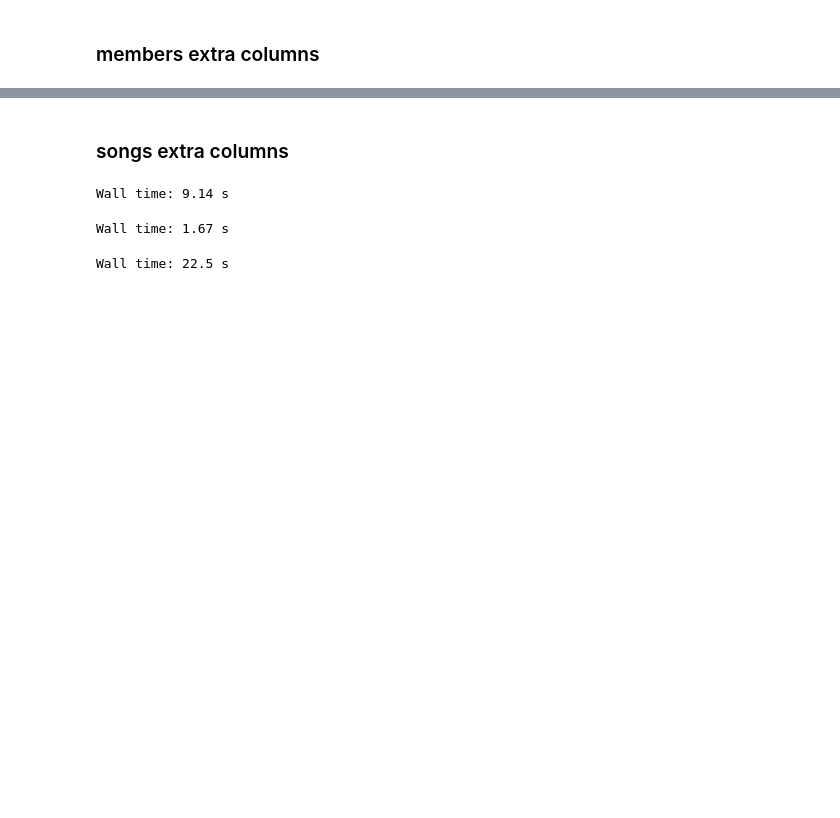
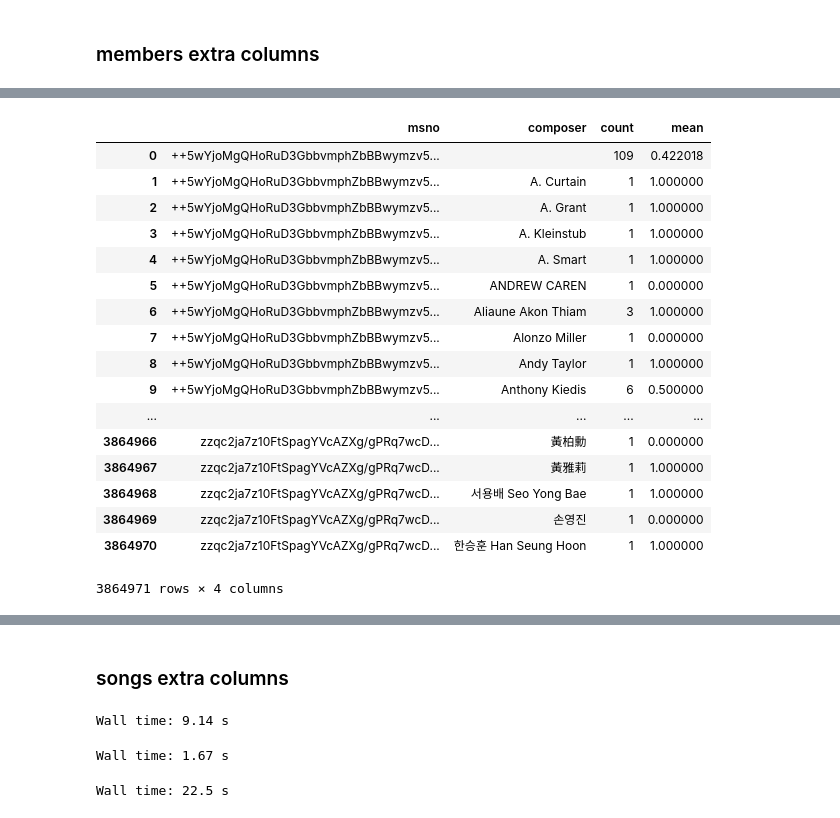
Before and after one commit to CloudMile/ml-specialized, a Jupyter notebook: kkbox/kkbox.ipynb, the cells around one changed output, grey strips where cells are left out. Saved outputs shown, nothing was run; the diff lists cells and outputs as text; code cells hidden in the pictures; blank space fills up the shorter version.

```diff
--- a/kkbox/kkbox.ipynb
+++ b/kkbox/kkbox.ipynb
@@ -397,0 +346,22 @@ Length: 23183, dtype: object
+# %%
+xx = x.groupby(['msno', 'composer']).target.agg(['count', 'mean']).reset_index()
+xx
+# %% [output]
+|  | msno | composer | count | mean |
+| 0 | ++5wYjoMgQHoRuD3GbbvmphZbBBwymzv5... |  | 109 | 0.422018 |
+| 1 | ++5wYjoMgQHoRuD3GbbvmphZbBBwymzv5... | A. Curtain | 1 | 1.000000 |
+| 2 | ++5wYjoMgQHoRuD3GbbvmphZbBBwymzv5... | A. Grant | 1 | 1.000000 |
+| 3 | ++5wYjoMgQHoRuD3GbbvmphZbBBwymzv5... | A. Kleinstub | 1 | 1.000000 |
+| 4 | ++5wYjoMgQHoRuD3GbbvmphZbBBwymzv5... | A. Smart | 1 | 1.000000 |
+| 5 | ++5wYjoMgQHoRuD3GbbvmphZbBBwymzv5... | ANDREW CAREN | 1 | 0.000000 |
+| 6 | ++5wYjoMgQHoRuD3GbbvmphZbBBwymzv5... | Aliaune Akon Thiam | 3 | 1.000000 |
+| 7 | ++5wYjoMgQHoRuD3GbbvmphZbBBwymzv5... | Alonzo Miller | 1 | 0.000000 |
+| 8 | ++5wYjoMgQHoRuD3GbbvmphZbBBwymzv5... | Andy Taylor | 1 | 1.000000 |
+| 9 | ++5wYjoMgQHoRuD3GbbvmphZbBBwymzv5... | Anthony Kiedis | 6 | 0.500000 |
+| ... | ... | ... | ... | ... |
+| 3864966 | zzqc2ja7z10FtSpagYVcAZXg/gPRq7wcD... | 黃柏勳 | 1 | 0.000000 |
+| 3864967 | zzqc2ja7z10FtSpagYVcAZXg/gPRq7wcD... | 黃雅莉 | 1 | 1.000000 |
+| 3864968 | zzqc2ja7z10FtSpagYVcAZXg/gPRq7wcD... | 서용배 Seo Yong Bae | 1 | 1.000000 |
+| 3864969 | zzqc2ja7z10FtSpagYVcAZXg/gPRq7wcD... | 손영진 | 1 | 0.000000 |
+| 3864970 | zzqc2ja7z10FtSpagYVcAZXg/gPRq7wcD... | 한승훈 Han Seung Hoon | 1 | 1.000000 |
+3864971 rows × 4 columns
```
Also changed, not shown: parts of 13 cells of this notebook, 1 other file.
